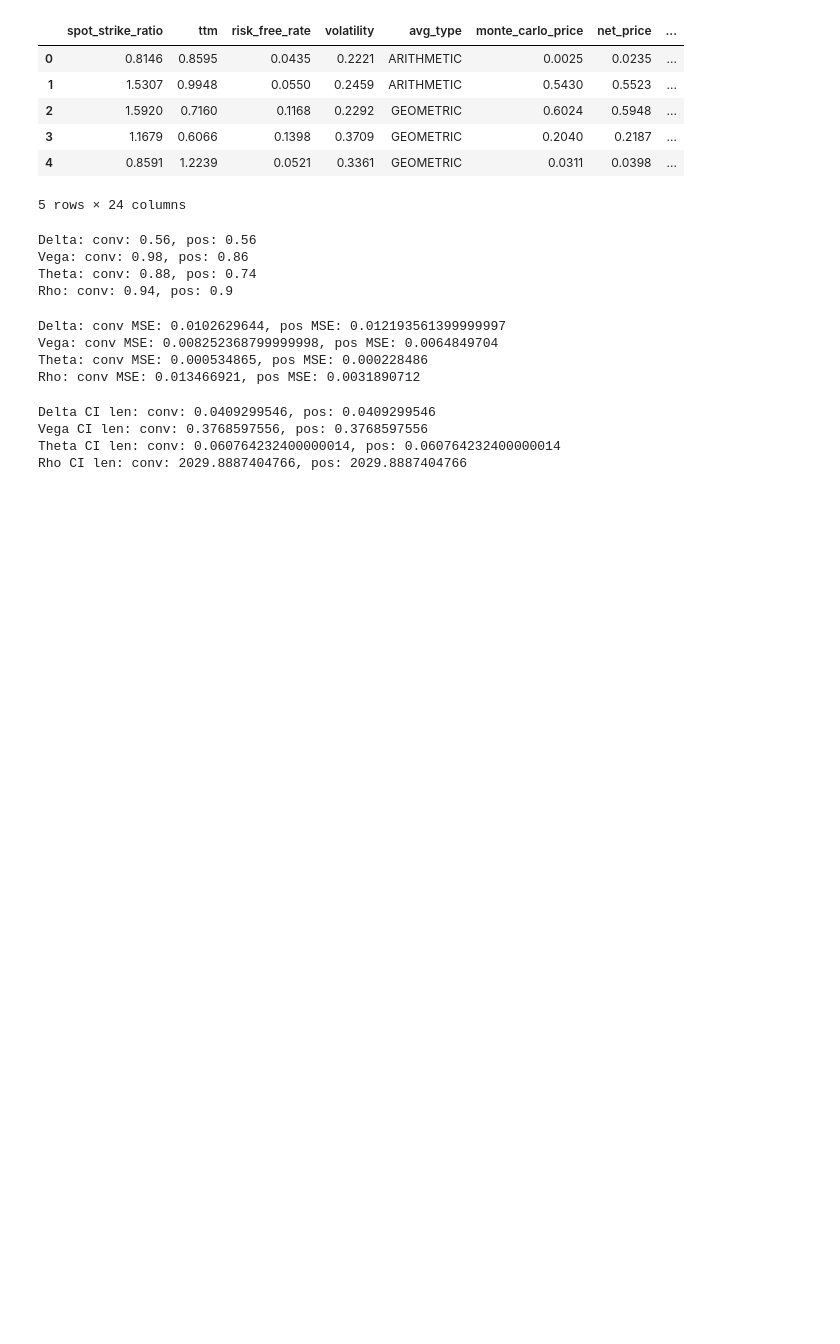
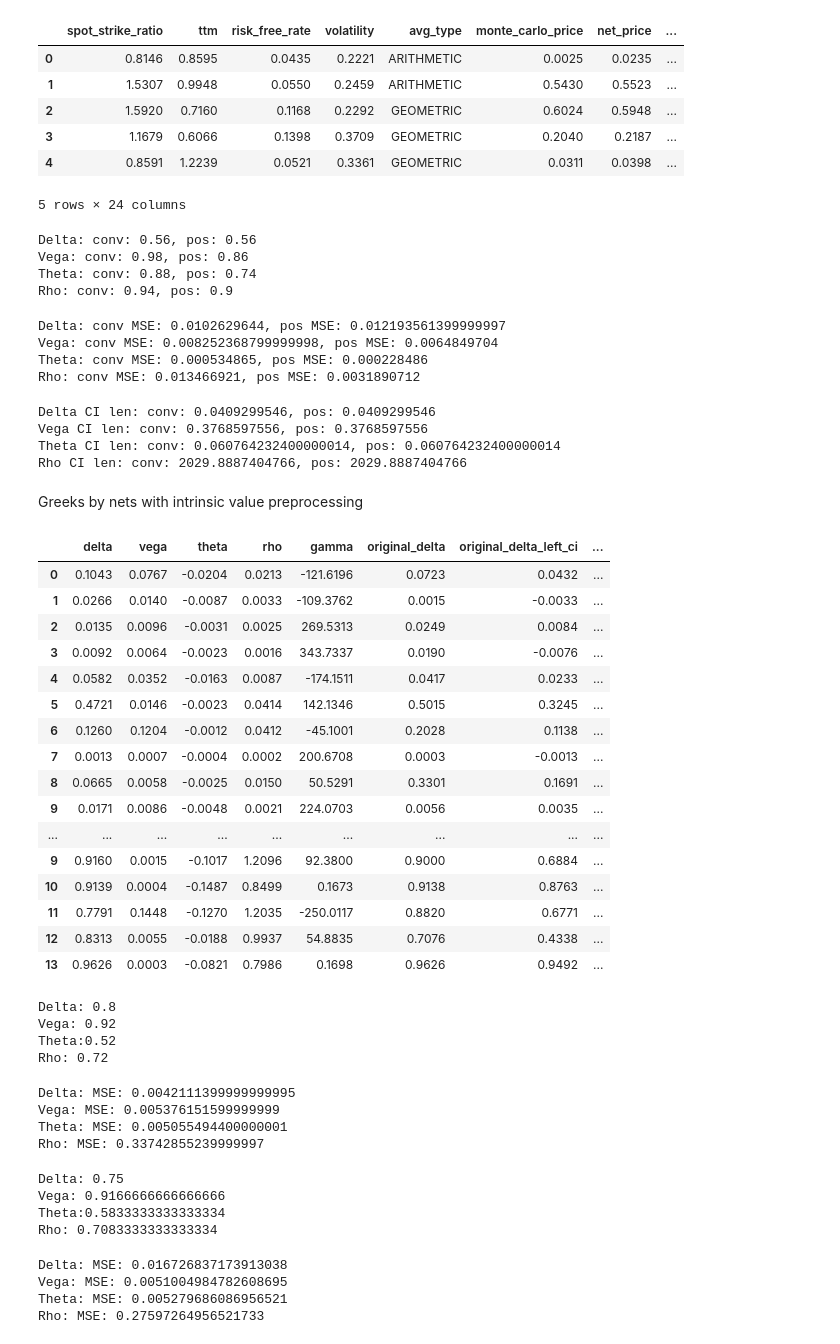
Before and after one commit to yaskev/mipt-thesis, a Jupyter notebook: greeks_analytics.ipynb, the cells around one changed output. Cells and saved outputs as stored; diff of their text form; code cells hidden in the pictures; blank space fills up the shorter version.

Commit message:
Add greeks data

```diff
--- a/greeks_analytics.ipynb
+++ b/greeks_analytics.ipynb
@@ -183,3 +183,30 @@ Delta CI len: conv: 0.0409299546, pos: 0.0409299546
 Vega CI len: conv: 0.3768597556, pos: 0.3768597556
 Theta CI len: conv: 0.060764232400000014, pos: 0.060764232400000014
 Rho CI len: conv: 2029.8887404766, pos: 2029.8887404766
+# %% [markdown]
+Greeks by nets with intrinsic value preprocessing
+# %%
+left = pd.read_csv('double_net_pricer/left_greeks.csv')
+right = pd.read_csv('double_net_pricer/right_greeks.csv')
+
+t_pos = pd.concat([left, right])
+# %%
+t_pos
+# %% [output]
+|  | delta | vega | theta | rho | gamma | original_delta | original_delta_left_ci | ... |
+| 0 | 0.1043 | 0.0767 | -0.0204 | 0.0213 | -121.6196 | 0.0723 | 0.0432 | ... |
+| 1 | 0.0266 | 0.0140 | -0.0087 | 0.0033 | -109.3762 | 0.0015 | -0.0033 | ... |
+| 2 | 0.0135 | 0.0096 | -0.0031 | 0.0025 | 269.5313 | 0.0249 | 0.0084 | ... |
+| 3 | 0.0092 | 0.0064 | -0.0023 | 0.0016 | 343.7337 | 0.0190 | -0.0076 | ... |
+| 4 | 0.0582 | 0.0352 | -0.0163 | 0.0087 | -174.1511 | 0.0417 | 0.0233 | ... |
+| 5 | 0.4721 | 0.0146 | -0.0023 | 0.0414 | 142.1346 | 0.5015 | 0.3245 | ... |
+| 6 | 0.1260 | 0.1204 | -0.0012 | 0.0412 | -45.1001 | 0.2028 | 0.1138 | ... |
+| 7 | 0.0013 | 0.0007 | -0.0004 | 0.0002 | 200.6708 | 0.0003 | -0.0013 | ... |
+| 8 | 0.0665 | 0.0058 | -0.0025 | 0.0150 | 50.5291 | 0.3301 | 0.1691 | ... |
+| 9 | 0.0171 | 0.0086 | -0.0048 | 0.0021 | 224.0703 | 0.0056 | 0.0035 | ... |
+| ... | ... | ... | ... | ... | ... | ... | ... | ... |
+| 9 | 0.9160 | 0.0015 | -0.1017 | 1.2096 | 92.3800 | 0.9000 | 0.6884 | ... |
+| 10 | 0.9139 | 0.0004 | -0.1487 | 0.8499 | 0.1673 | 0.9138 | 0.8763 | ... |
+| 11 | 0.7791 | 0.1448 | -0.1270 | 1.2035 | -250.0117 | 0.8820 | 0.6771 | ... |
+| 12 | 0.8313 | 0.0055 | -0.0188 | 0.9937 | 54.8835 | 0.7076 | 0.4338 | ... |
+| 13 | 0.9626 | 0.0003 | -0.0821 | 0.7986 | 0.1698 | 0.9626 | 0.9492 | ... |
@@ -185,0 +225,12 @@ Rho CI len: conv: 2029.8887404766, pos: 2029.8887404766
+# %%
+print(f'''
+Delta: {d_pos}
+Vega: {v_pos}
+Theta:{th_pos}
+Rho: {r_pos}
+''')
+# %% [output]
+Delta: 0.8
+Vega: 0.92
+Theta:0.52
+Rho: 0.72
@@ -185,0 +242,12 @@ Rho CI len: conv: 2029.8887404766, pos: 2029.8887404766
+# %%
+print(f'''
+Delta: MSE: {d_pos_mse ** 2}
+Vega: MSE: {v_pos_mse ** 2}
+Theta: MSE: {t_pos_mse ** 2}
+Rho: MSE: {r_pos_mse ** 2}
+''')
+# %% [output]
+Delta: MSE: 0.0042111399999999995
+Vega: MSE: 0.005376151599999999
+Theta: MSE: 0.005055494400000001
+Rho: MSE: 0.33742855239999997
@@ -185,0 +273,12 @@ Rho CI len: conv: 2029.8887404766, pos: 2029.8887404766
+# %%
+print(f'''
+Delta: {d_pos}
+Vega: {v_pos}
+Theta:{th_pos}
+Rho: {r_pos}
+''')
+# %% [output]
+Delta: 0.75
+Vega: 0.9166666666666666
+Theta:0.5833333333333334
+Rho: 0.7083333333333334
@@ -185,0 +290,12 @@ Rho CI len: conv: 2029.8887404766, pos: 2029.8887404766
+# %%
+print(f'''
+Delta: MSE: {d_pos_mse ** 2}
+Vega: MSE: {v_pos_mse ** 2}
+Theta: MSE: {t_pos_mse ** 2}
+Rho: MSE: {r_pos_mse ** 2}
+''')
+# %% [output]
+Delta: MSE: 0.016726837173913038
+Vega: MSE: 0.0051004984782608695
+Theta: MSE: 0.005279686086956521
+Rho: MSE: 0.27597264956521733
```
Also changed, not shown: parts of 6 cells of this notebook, 13 other files.
